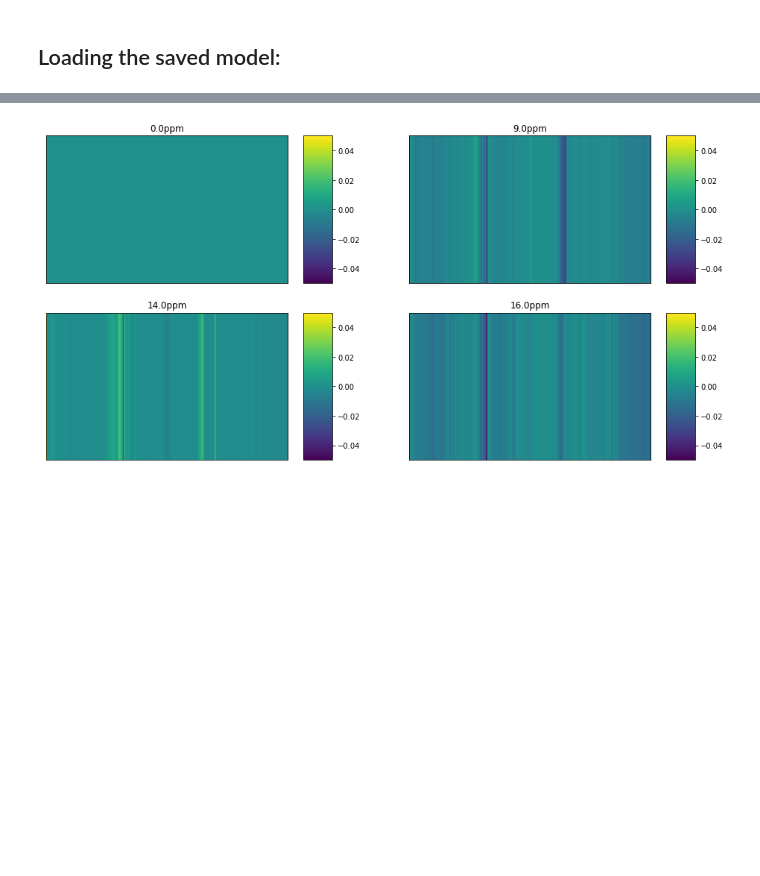
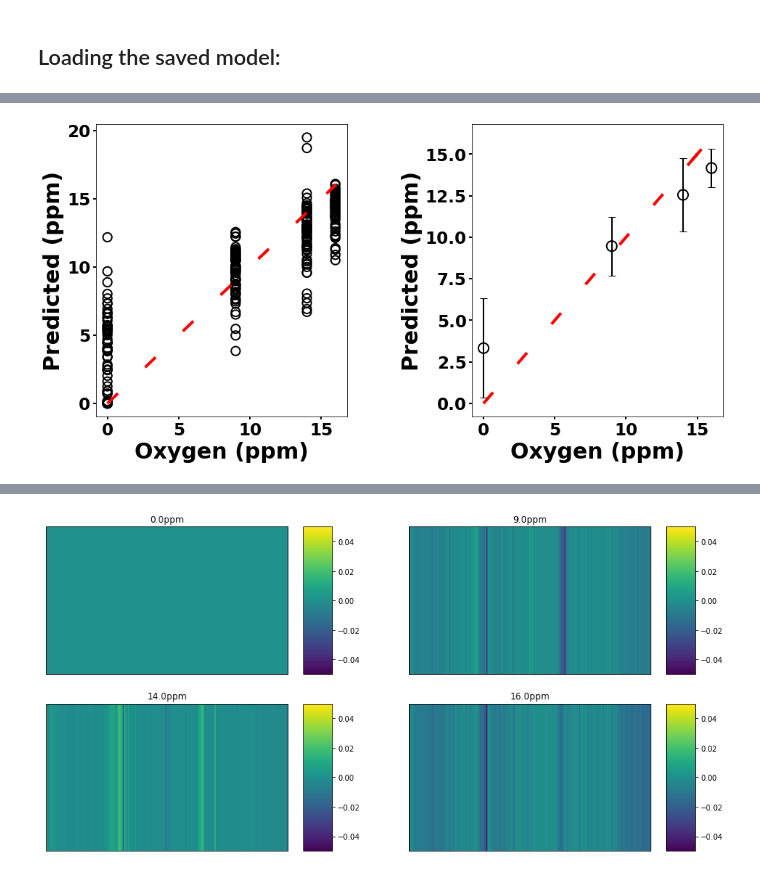
Before and after one commit to sadavari/SunEdison, a Jupyter notebook: SunEdison_CNN.ipynb, the cells around one changed output, grey strips where cells are left out. Cells and saved outputs as stored; diff of their text form; code cells hidden in the pictures; blank space fills up the shorter version.

```diff
--- a/SunEdison_CNN.ipynb
+++ b/SunEdison_CNN.ipynb
@@ -408,89 +299,37 @@ for key in test_result_dic:
 # %%
-from sklearn.metrics import r2_score
+fig, axes = plt.subplots(1, 2,figsize=(16,8))
+fig.subplots_adjust(left = 0.15,top=0.9, bottom=0.2,hspace = 0.5, wspace=0.5)
 
-average = []
-stdev = []
-for val in avg_dic.keys():
-  average.append(avg_dic[val][0])
-  stdev.append(avg_dic[val][1])
-
-fig, axes = plt.subplots(1,2,figsize=(14,6))
-fig.subplots_adjust(left = 0.15,top=0.9, bottom=0.2,hspace = 0.45, wspace=0.45)
-flierprops = dict(marker='o', markerfacecolor='green', markersize=12,
-                  linestyle='none')
-
-#axes = axes.ravel()
-
-# axes[0].plot(Y_test*max_concentration, Y_test*max_concentration,  color='red',linewidth=4,
-#           linestyle='--',dashes=(5, 13))
-# axes[0].scatter(Y_test*max_concentration, Y_pred_loaded*max_concentration, s=150,linewidth=2,
-#             facecolors='none', edgecolors='black')
-
-# axes[0].set_xlabel('Oxygen (ppm)',fontsize=30,weight='bold')
-# axes[0].set_ylabel('Predicted (ppm)',fontsize=30,weight='bold')
-# axes[0].tick_params(which='both', length=4, width=2, labelsize=23,colors='black')
-
-# plt.setp(axes[0].get_xticklabels(), fontweight="bold")
-# plt.setp(axes[0].get_yticklabels(), fontweight="bold")
+axes = axes.ravel()
 
 axes[0].plot(Y_test*max_concentration, Y_test*max_concentration,  color='red',linewidth=4,
           linestyle='--',dashes=(5, 13))
-axes[0].scatter(Y_test*max_concentration, Y_pred_loaded*max_concentration, s=150,linewidth=2,
+axes[0].scatter(Y_test*max_concentration, Y_pred*max_concentration, s=150,linewidth=2,
             facecolors='none', edgecolors='black')
 
 axes[0].set_xlabel('Oxygen (ppm)',fontsize=30,weight='bold')
 axes[0].set_ylabel('Predicted (ppm)',fontsize=30,weight='bold')
 axes[0].tick_params(which='both', length=4, width=2, labelsize=23,colors='black')
-# axes[0].set_ylim(0,15)
 
 plt.setp(axes[0].get_xticklabels(), fontweight="bold")
 plt.setp(axes[0].get_yticklabels(), fontweight="bold")
 
 
-# axes[0].boxplot(test_result_dic.values(),positions=concentration_org,showmeans=True,flierprops=flierprops)
-# axes[0].plot(Y_test*max_concentration, Y_test*max_concentration,  color='red',linewidth=4,
-#           linestyle='--',dashes=(5, 13))
-# axes[0].set_xlabel('Oxygen (ppm)',fontsize=30,weight='bold')
-# axes[0].set_ylabel('Predicted (ppm)',fontsize=30,weight='bold')
-# plt.setp(axes[0].get_xticklabels(), fontweight="bold")
-# plt.setp(axes[0].get_yticklabels(), fontweight="bold")
-# axes[0].tick_params(which='both', length=4, width=2, labelsize=23,colors='black')
-
-
-# axes[1].plot(Y_test*max_concentration, Y_test*max_concentration,  color='red',linewidth=4,
-#           linestyle='--',dashes=(5, 13))
-# axes[1].scatter(concentration_org, average, s=200,linewidth=2,facecolors='none', edgecolors='black')
-
-# axes[1].set_xlabel('Oxygen (ppm)',fontsize=30,weight='bold')
-# axes[1].set_ylabel('Predicted (ppm)',fontsize=30,weight='bold')
-# axes[1].tick_params(which='both', length=4, width=2, labelsize=23,colors='black')
-# plotline, cap, barlinecols = axes[1].errorbar(concentration_org, average, yerr=stdev,fmt='o',
-#                                            color='none',ecolor='black', elinewidth=2,capsize=5)
-
-# plt.setp(axes[1].get_xticklabels(), fontweight="bold")
-# plt.setp(axes[1].get_yticklabels(), fontweight="bold")
-
-
 axes[1].plot(Y_test*max_concentration, Y_test*max_concentration,  color='red',linewidth=4,
           linestyle='--',dashes=(5, 13))
-axes[1].scatter(concentration_org, average, s=200,linewidth=2,facecolors='none', edgecolors='black')
+axes[1].scatter(conc_list, [test_result_dic[val].mean() for val in test_result_dic.keys()], s=200,linewidth=2,
+                facecolors='none', edgecolors='black')
 
 axes[1].set_xlabel('Oxygen (ppm)',fontsize=30,weight='bold')
 axes[1].set_ylabel('Predicted (ppm)',fontsize=30,weight='bold')
 axes[1].tick_params(which='both', length=4, width=2, labelsize=23,colors='black')
-plotline, cap, barlinecols = axes[1].errorbar(concentration_org, average, yerr=stdev,fmt='o',
+plotline, cap, barlinecols = axes[1].errorbar(conc_list, [test_result_dic[val].mean() for val in test_result_dic.keys()],
+                                              yerr=[test_result_dic[val].std() for val in test_result_dic.keys()],fmt='o',
                                            color='none',ecolor='black', elinewidth=2,capsize=5)
 
 plt.setp(axes[1].get_xticklabels(), fontweight="bold")
 plt.setp(axes[1].get_yticklabels(), fontweight="bold")
 
-#print(len(concentration_org))
-print('R2=',r2_score(concentration_org, average))
-text(0.5, 0.92,'$\mathbf{R^2=0.90}$',fontweight="bold",fontsize=20, ha='center', va='center', transform=axes[0].transAxes)
-text(0.1, 0.92,'(a)',fontweight="bold",fontsize=30, ha='center', va='center', transform=axes[0].transAxes)
-text(0.5, 0.92,'$\mathbf{R^2=0.90}$',fontweight="bold",fontsize=20, ha='center', va='center', transform=axes[1].transAxes)
-text(0.1, 0.92,'(b)',fontweight="bold",fontsize=30, ha='center', va='center', transform=axes[1].transAxes)
-
-PATH = '/content/drive/My Drive/Data/Graphs/Final/CNN/'
-# plt.savefig(PATH+"CNN_Prediction_avg_2.png",format='png', dpi=1200)
-#plt.show()
+plt.show()
+# %% [output]
+[figure, added]
```
Also changed, not shown: parts of 22 cells of this notebook.
